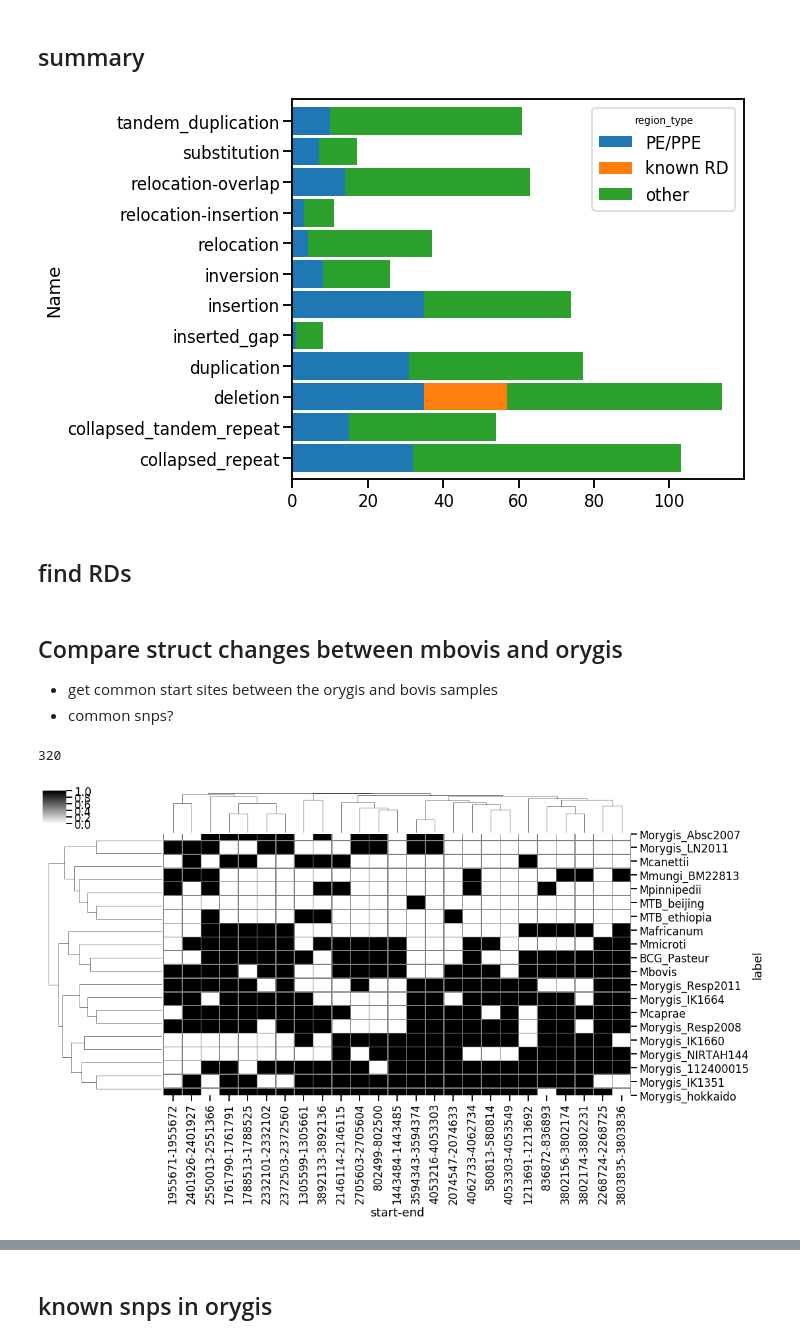
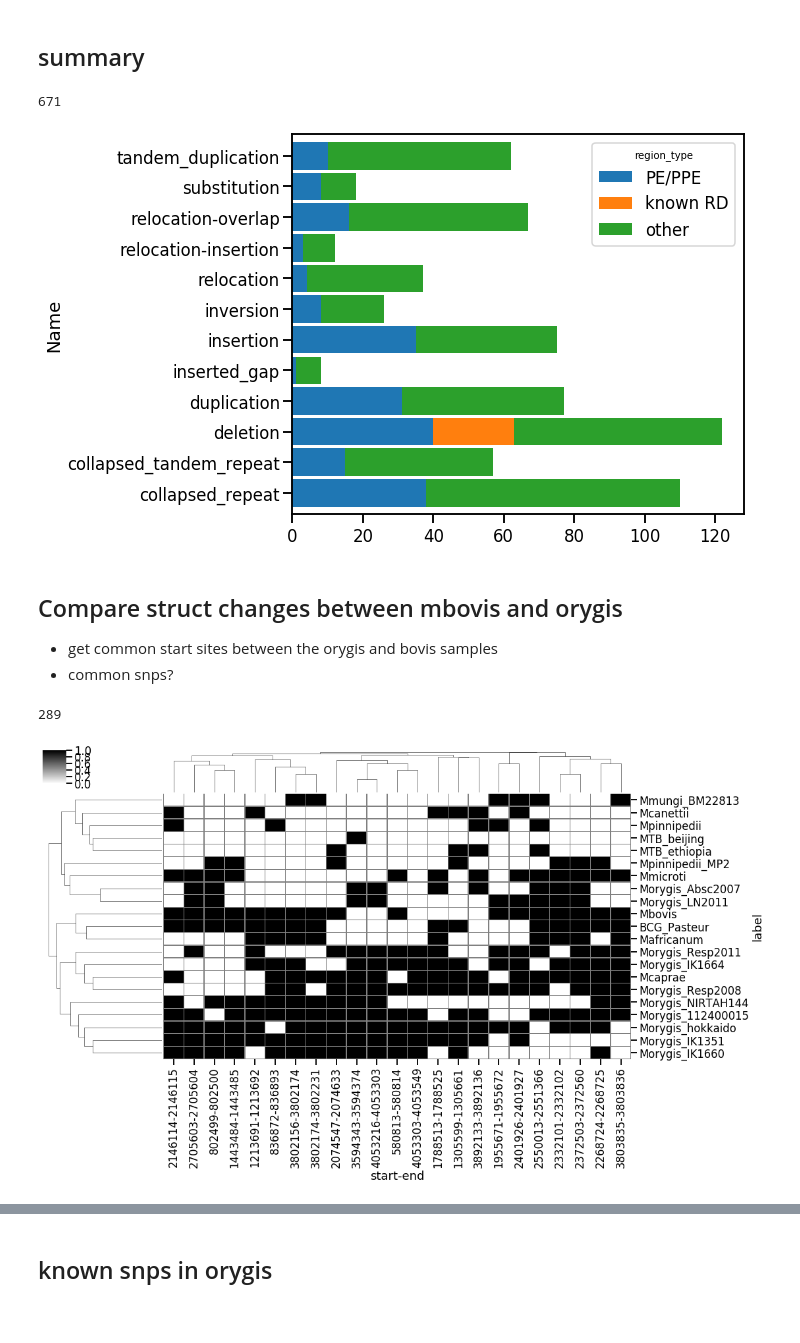
Before and after one commit to dmnfarrell/mtbdiff, a Jupyter notebook: orygis_project/analysis.ipynb, the cells around one changed output, grey strips where cells are left out. Cells and saved outputs as stored; diff of their text form; code cells hidden in the pictures.

```diff
--- a/orygis_project/analysis.ipynb
+++ b/orygis_project/analysis.ipynb
@@ -163,8 +167,8 @@ def plot_summary(df):
     plt.tight_layout()
     fig.savefig('struct_stats.svg')
 
+print (len(summ))
 plot_summary(summ)
 # %% [output]
+671
-[figure, old version]
+[figure, new version]
-# %% [markdown]
-## find RDs
@@ -210,22 +180,23 @@ plt.sca(ax)
 # %%
 # changes in bovis and orygis but not in others
 
 struct['orygis'] = struct.label.str.contains('Morygis').astype(int)
 struct['bovis'] = struct.label.str.contains('Mbovis|caprae').astype(int)
 struct['orygis_freq'] = struct.groupby(['descr'])['orygis'].transform(np.sum)
 struct['bovis_freq'] = struct.groupby(['descr'])['bovis'].transform(np.sum)
 struct['freq'] = struct.groupby(['descr'])['start'].transform(np.size)
 
 so = struct[(struct.orygis_freq>=5) & (struct.freq<=13) & (struct.bovis_freq>=1)]
 print (len(so))
 so.label.value_counts()
 so.descr.unique()
 s = utils.get_summary(so)
-m = utils.sites_matrix(so, freq=1)
+s.to_csv('oryis_bovis_common.csv',index=False)
+m = utils.sites_matrix(so, freq=0)
 fig = analysis.plot_RD(m.T)
 fig.savefig('orygis_mbovis_sites.svg')
 # %% [output]
-320
+289
-[figure, old version]
+[figure, new version]
 # %%
 plot_summary(s)
```
Also changed, not shown: parts of 11 cells of this notebook, 6 other files.
